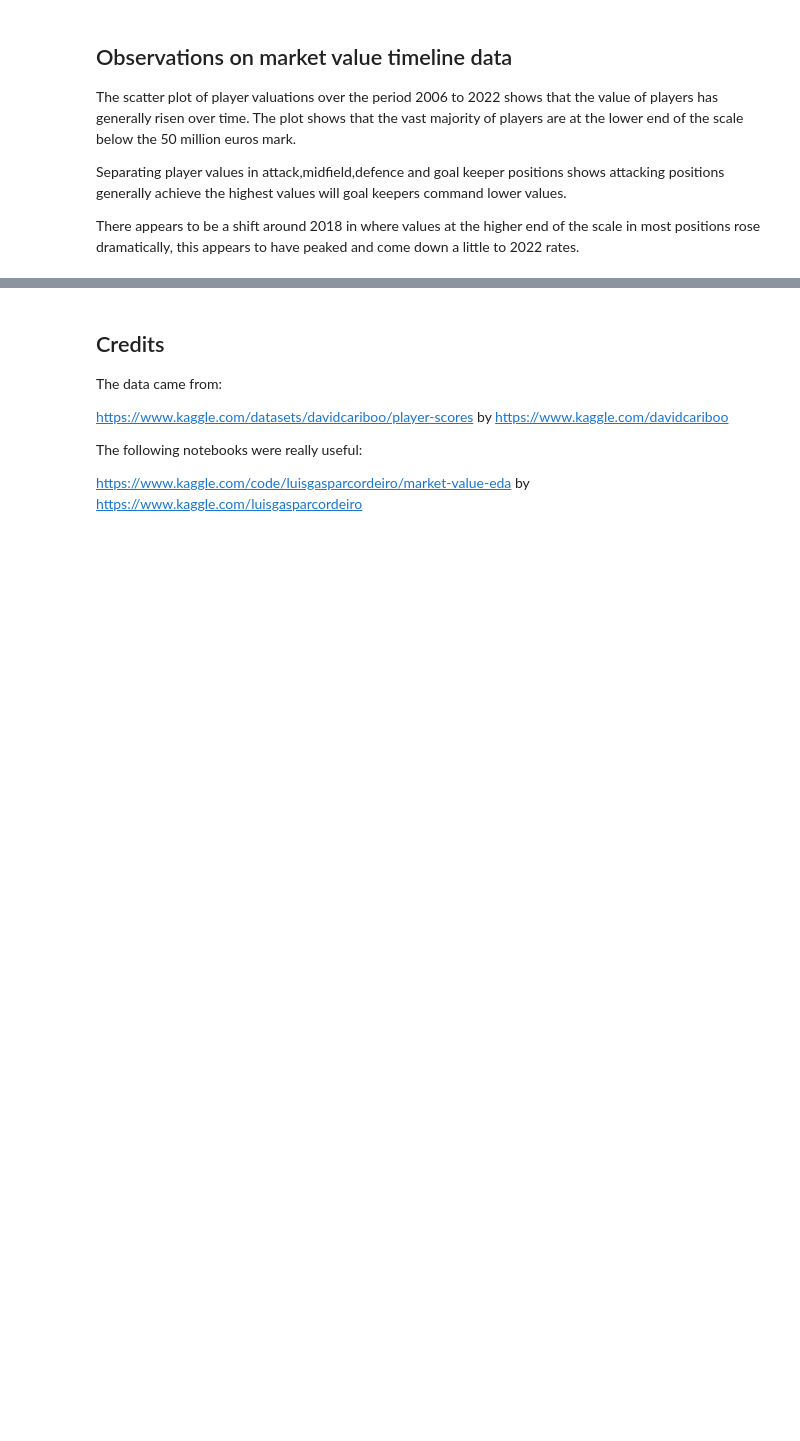
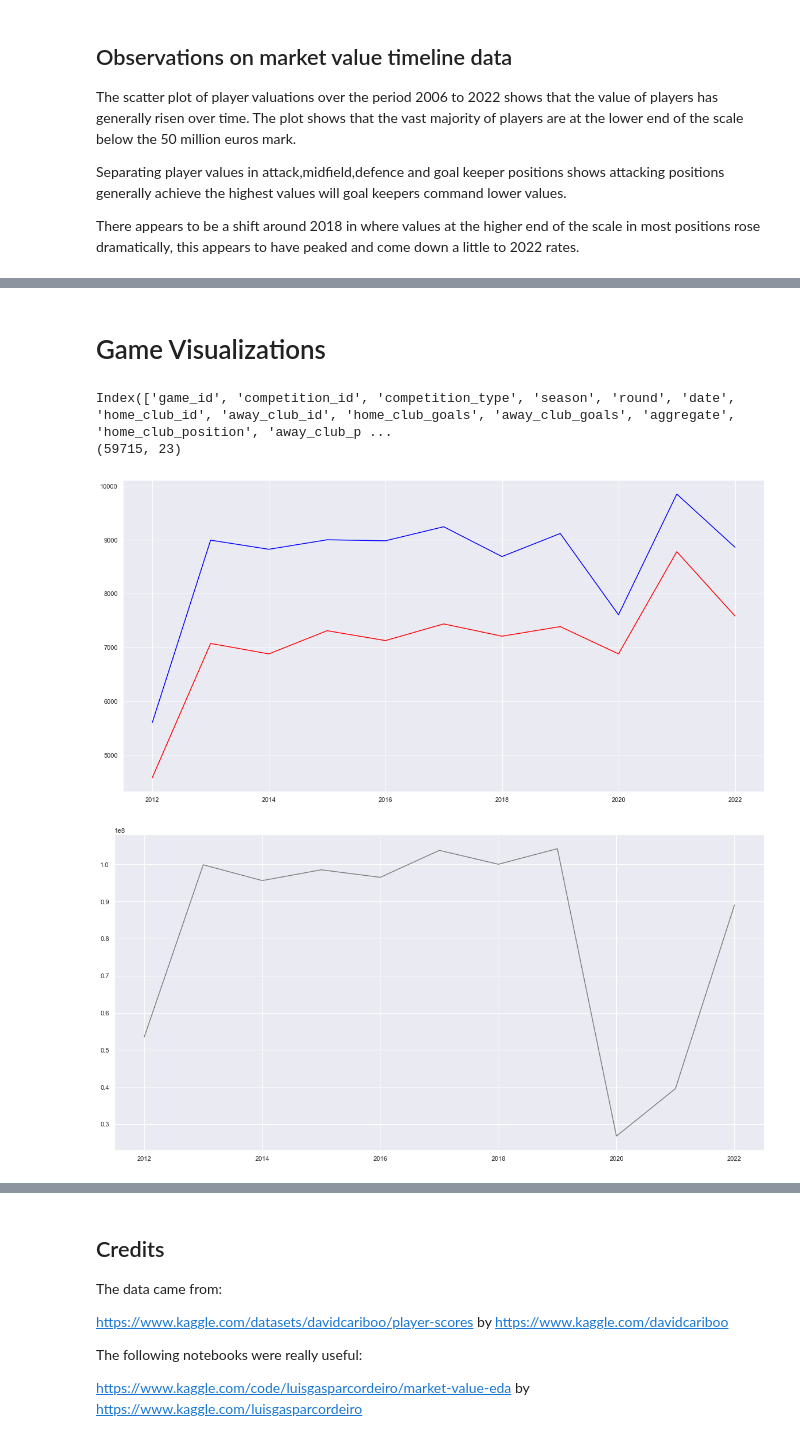
Before and after one commit to davidcoxon/Kaggle, a Jupyter notebook: Football/Transfermarket2.ipynb, the cells around one changed output, grey strips where cells are left out. Saved outputs shown, nothing was run; the diff lists cells and outputs as text; code cells hidden in the pictures; blank space fills up the shorter version.

```diff
--- a/Football/Transfermarket2.ipynb
+++ b/Football/Transfermarket2.ipynb
@@ -475,0 +461,28 @@ RangeIndex(start=0, stop=1137501, step=1)
+# %% [markdown]
+# Game Visualizations
+# %%
+print(games_df.columns)
+print(games_df.shape)
+#print(games_df.goals.head())
+#print(games_df.datetime.head())
+
+#add year to game valuations
+games_df['datetime']=pd.to_datetime(games_df['date'], format="%Y-%m-%d")
+games_df['year']=games_df['datetime'].dt.year
+
+#filter range
+games_df = games_df[(games_df.year > 2004 ) & (games_df.year < 2023 )]
+
+yeargroups1 = games_df.loc[:,['home_club_goals', 'year']].groupby(['year']).sum().sort_values(by='year', ascending=True)
+yeargroups2 = games_df.loc[:,['away_club_goals', 'year']].groupby(['year']).sum().sort_values(by='year', ascending=True)
+plt.plot(yeargroups1.index,yeargroups1,color='blue',label='goals')
+plt.plot(yeargroups2.index,yeargroups2,color='red',label='goals')
+plt.show()
+yeargroups3 = games_df.loc[:,['attendance', 'year']].groupby(['year']).sum().sort_values(by='year', ascending=True)
+plt.plot(yeargroups3.index,yeargroups3,color='grey',label='goals')
+plt.show()
+# %% [output]
+Index(['game_id', 'competition_id', 'competition_type', 'season', 'round', 'date', 'home_club_id', 'away_club_id', 'home_club_goals', 'away_club_goals', 'aggregate', 'home_club_position', 'away_club_p ...
+(59715, 23)
+[figure, added]
+[figure, added]
```
Also changed, not shown: parts of 15 cells of this notebook, 1 other file.
